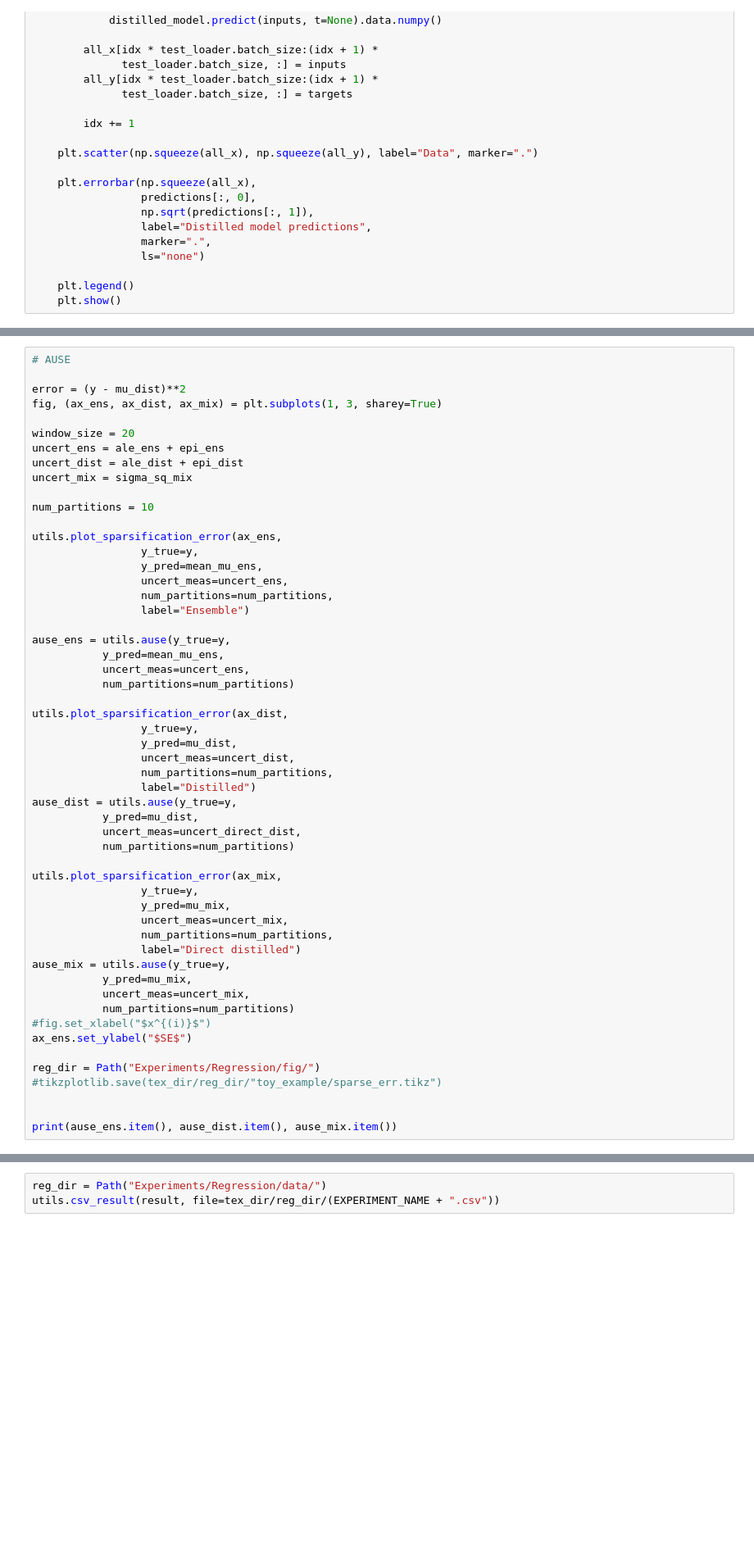
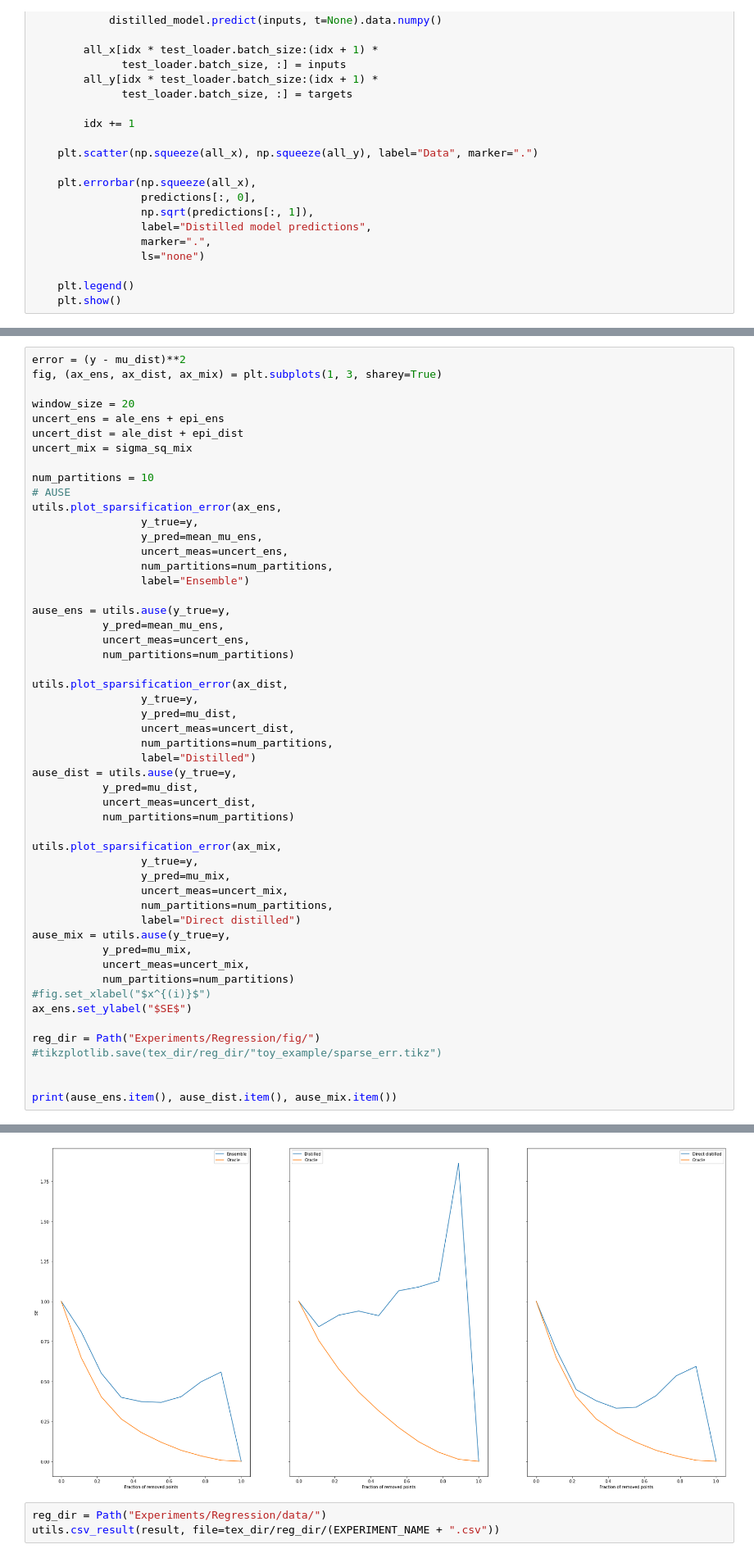
Before and after one commit to jackonelli/ensemble_distr_distillation, a Jupyter notebook: src/experiments/regression_sinus.ipynb, the cells around one changed output, grey strips where cells are left out. Shown: that part at 82% size. Saved outputs shown, nothing was run; the diff lists cells and outputs as text; blank space fills up the shorter version.

```diff
--- a/src/experiments/regression_sinus.ipynb
+++ b/src/experiments/regression_sinus.ipynb
@@ -236,6 +294,4 @@ tikzplotlib.save("fig/toy_example/direct_distilled_mu_uncert.tikz")
 # %%
-# AUSE
-
 error = (y - mu_dist)**2
 fig, (ax_ens, ax_dist, ax_mix) = plt.subplots(1, 3, sharey=True)
 
@@ -245,7 +301,7 @@ uncert_dist = ale_dist + epi_dist
 uncert_mix = sigma_sq_mix
 
 num_partitions = 10
-
+# AUSE
 utils.plot_sparsification_error(ax_ens,
                  y_true=y,
                  y_pred=mean_mu_ens,
@@ -266,7 +322,7 @@ utils.plot_sparsification_error(ax_dist,
                  label="Distilled")
 ause_dist = utils.ause(y_true=y,
            y_pred=mu_dist,
-           uncert_meas=uncert_direct_dist,
+           uncert_meas=uncert_dist,
            num_partitions=num_partitions)
 
 utils.plot_sparsification_error(ax_mix,
@@ -287,3 +343,4 @@ reg_dir = Path("Experiments/Regression/fig/")
 
 
 print(ause_ens.item(), ause_dist.item(), ause_mix.item())
+# %% [output]
@@ -290,3 +348,4 @@ print(ause_ens.item(), ause_dist.item(), ause_mix.item())
+[figure, added]
 # %%
 reg_dir = Path("Experiments/Regression/data/")
 utils.csv_result(result, file=tex_dir/reg_dir/(EXPERIMENT_NAME + ".csv"))
```
Also changed, not shown: parts of 10 cells of this notebook, 1 other file.
